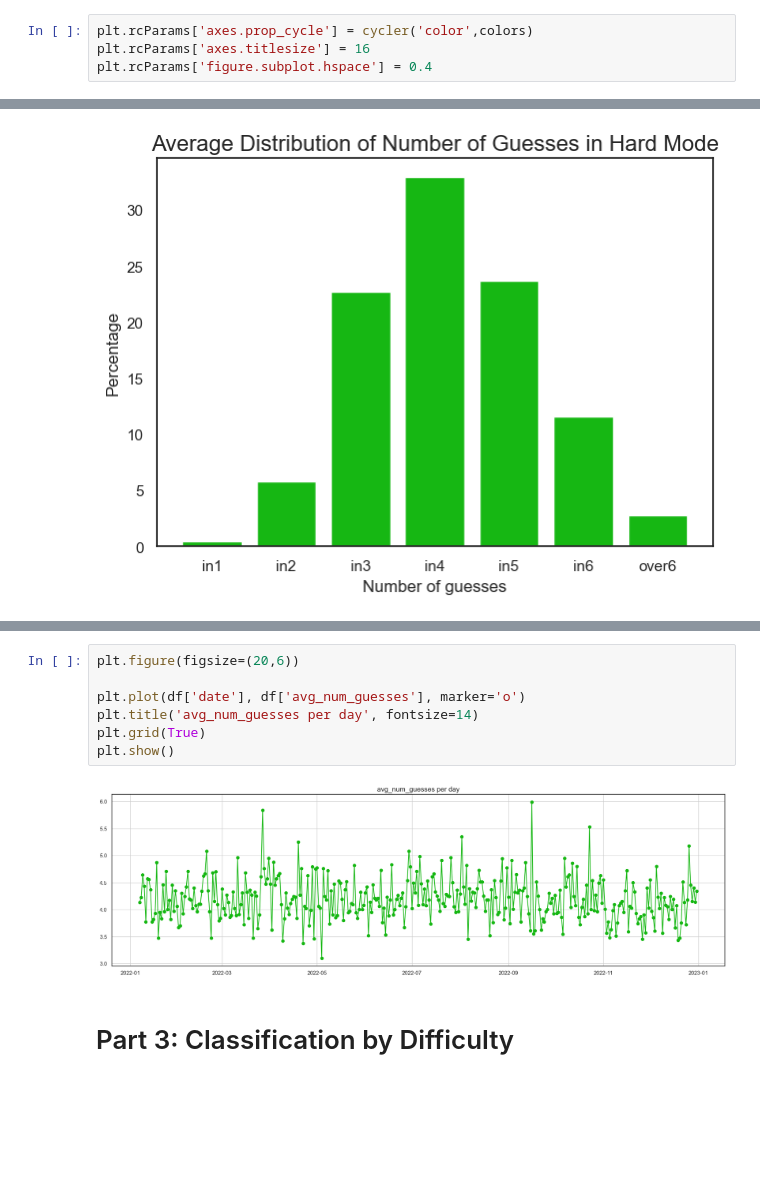
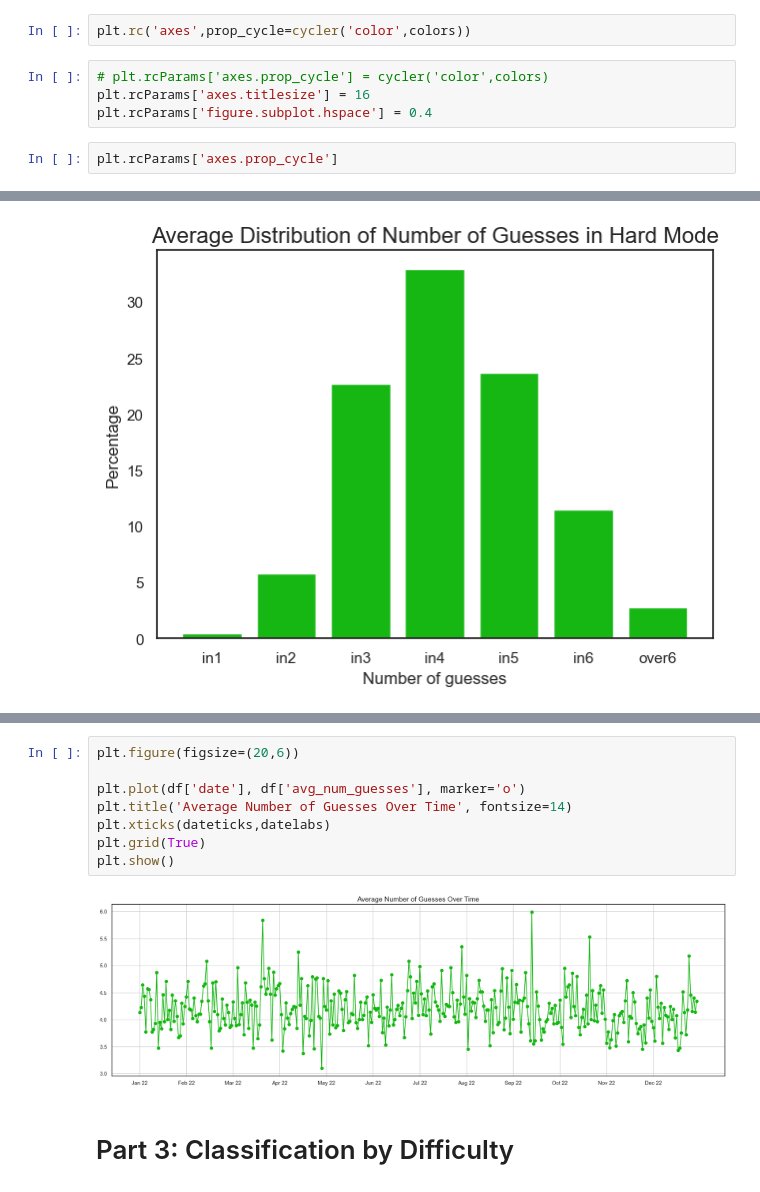
Before and after one commit to carlostbello/COMAP2023, a Jupyter notebook: src/eda.ipynb, the cells around one changed output, grey strips where cells are left out. Cells and saved outputs as stored; diff of their text form; blank space fills up the shorter version.

```diff
--- a/src/eda.ipynb
+++ b/src/eda.ipynb
@@ -47,4 +43,8 @@ plt.show()
+# %%
+plt.rc('axes',prop_cycle=cycler('color',colors))
 # %%
-plt.rcParams['axes.prop_cycle'] = cycler('color',colors)
+# plt.rcParams['axes.prop_cycle'] = cycler('color',colors)
 plt.rcParams['axes.titlesize'] = 16
 plt.rcParams['figure.subplot.hspace'] = 0.4
+# %%
+plt.rcParams['axes.prop_cycle']
@@ -198,12 +221,13 @@ plt.show()
 # %%
 plt.figure(figsize=(20,6))
 
 plt.plot(df['date'], df['avg_num_guesses'], marker='o')
-plt.title('avg_num_guesses per day', fontsize=14)
+plt.title('Average Number of Guesses Over Time', fontsize=14)
+plt.xticks(dateticks,datelabs)
 plt.grid(True)
 plt.show()
 # %% [output]
-[figure, old version]
+[figure, new version]
 # %% [markdown]
 # Part 3: Classification by Difficulty
 # %% [markdown]
```
Also changed, not shown: parts of 8 cells of this notebook, 2 other files.
